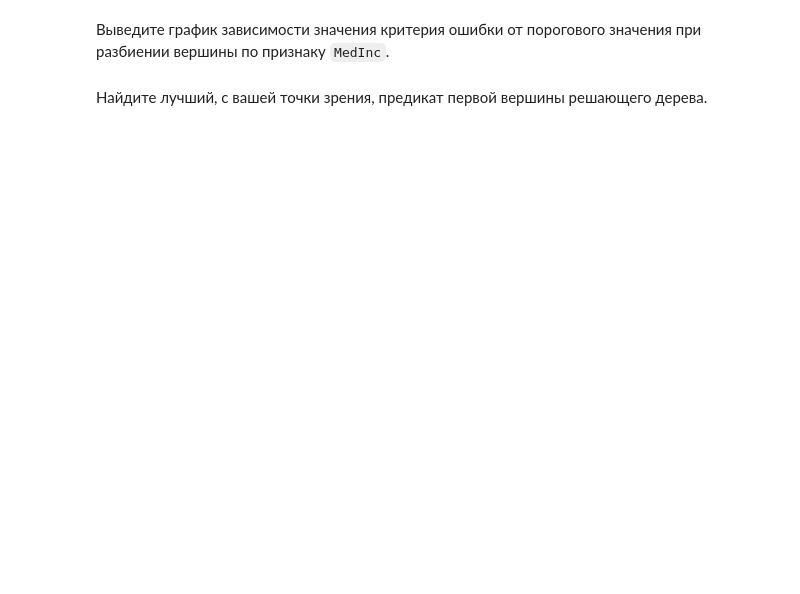
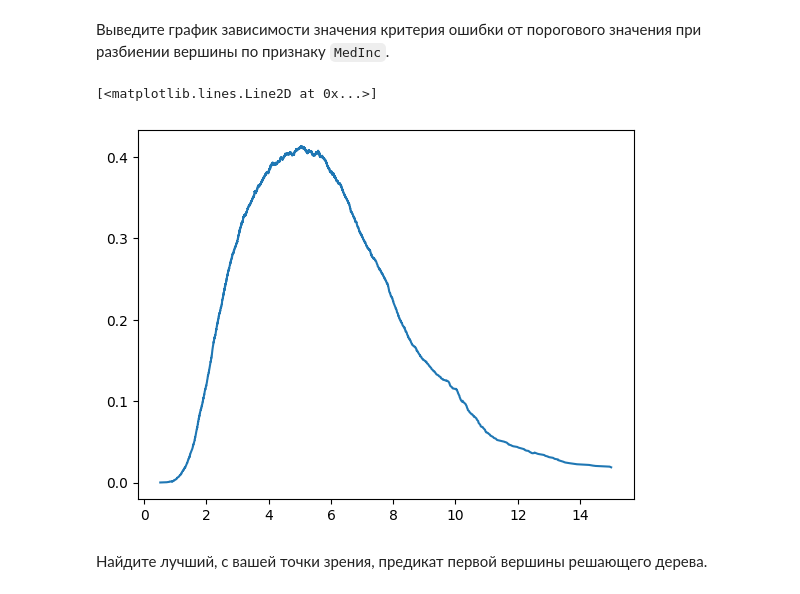
Before and after one commit to AjnoEO/iad-ml, a Jupyter notebook: hw07-trees/hw07_trees_rf.ipynb, the cells around one changed output. Drawn from its saved outputs; the diff is of its cells as text; code cells hidden in the pictures; blank space fills up the shorter version.

```diff
--- a/hw07-trees/hw07_trees_rf.ipynb
+++ b/hw07-trees/hw07_trees_rf.ipynb
@@ -53,13 +53,3 @@ $$
 где $J$ – общее количество классов (в нашем случае, $J = 2$).
 
 Ответ округлите до двух знаков после запятой.
-# %%
-def gini(a: np.ndarray) -> float:
-    p = a / a.sum()
-    return np.sum(p * (1 - p))
-
-def impurity_criterion(a: np.ndarray[np.ndarray]) -> float:
-    total = a.sum(axis=0)
-    return gini(total) - np.sum(a.sum(axis=1) / total.sum() * np.apply_along_axis(gini, 0, a))
-
-print(f"{impurity_criterion(np.array([[8, 0], [0, 2]])):.2f}")
@@ -67,0 +56,3 @@ print(f"{impurity_criterion(np.array([[8, 0], [0, 2]])):.2f}")
+# %%
+c = np.array([1, 2, 3, 3])
+np.unique(c, return_counts=True)
@@ -110,9 +129,31 @@ def find_best_split(
     :return threshold_best: оптимальный порог (число)
     :return gini_best: оптимальное значение критерия Джини (число)
     """
-    # ᕕ(╭ರ╭ ͟ʖ╮•́)⊃¤=(————-
+    feature_vector = np.array(feature_vector)
+    target_vector = np.array(target_vector)
 
-    pass
+    if task == "classification":
+        h_func = gini
+    elif task == "regression":
+        h_func = np.var
+    else:
+        raise ValueError('task должно быть либо "classification", либо "regression"')
+
+    thresholds = np.unique(np.sort(feature_vector))
+    if feature_type == "real":
+        thresholds = (thresholds[:-1] + thresholds[1:]) / 2
+        in_threshold_func = np.less
+    elif feature_type == "categorical":
+        in_threshold_func = np.equal
+    else:
+        raise ValueError('feature_type должно быть либо "real", либо "categorical"')
+
+    vectorized_impurity_criterion = np.vectorize(
+        lambda th: impurity_criterion(target_vector, in_threshold_func(feature_vector, th), h_func)
+    )
+    ginis = vectorized_impurity_criterion(thresholds)
+    best_idx = np.argmax(ginis)
+    return thresholds, ginis, thresholds[best_idx], ginis[best_idx]
 # %% [markdown]
 Эту функцию можно протестировать на датасете `California`.
 # %%
@@ -131,2 +179,9 @@ y
+# %%
+arr = X["MedInc"]
+thresholds, ginis, threshold_best, gini_best = find_best_split(arr, y, "regression", "real")
+plt.plot(thresholds, ginis)
+# %% [output]
+[<matplotlib.lines.Line2D at 0x...>]
+[figure, added]
 # %% [markdown]
 Найдите лучший, с вашей точки зрения, предикат первой вершины решающего дерева.
```
Also changed, not shown: parts of 12 cells of this notebook.
